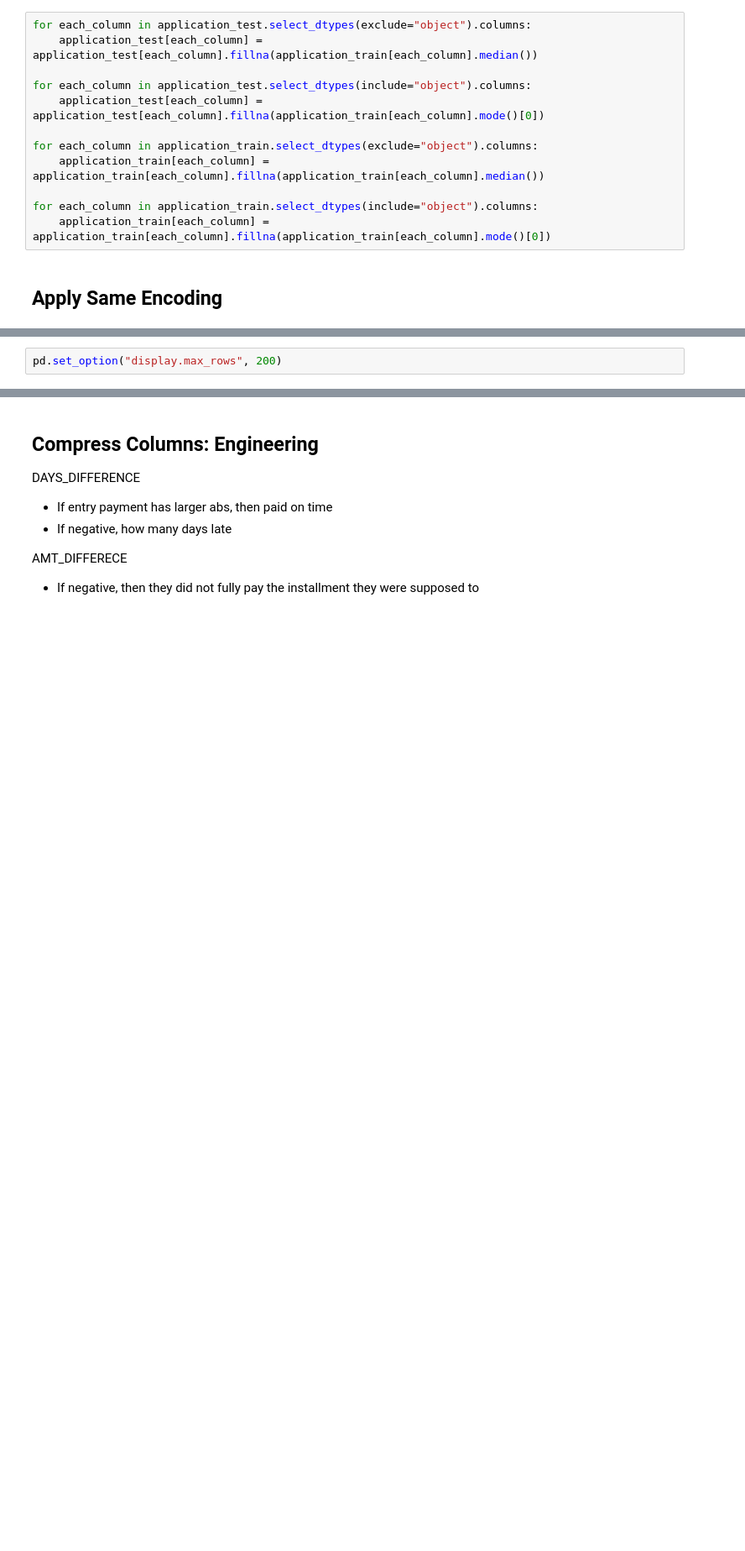
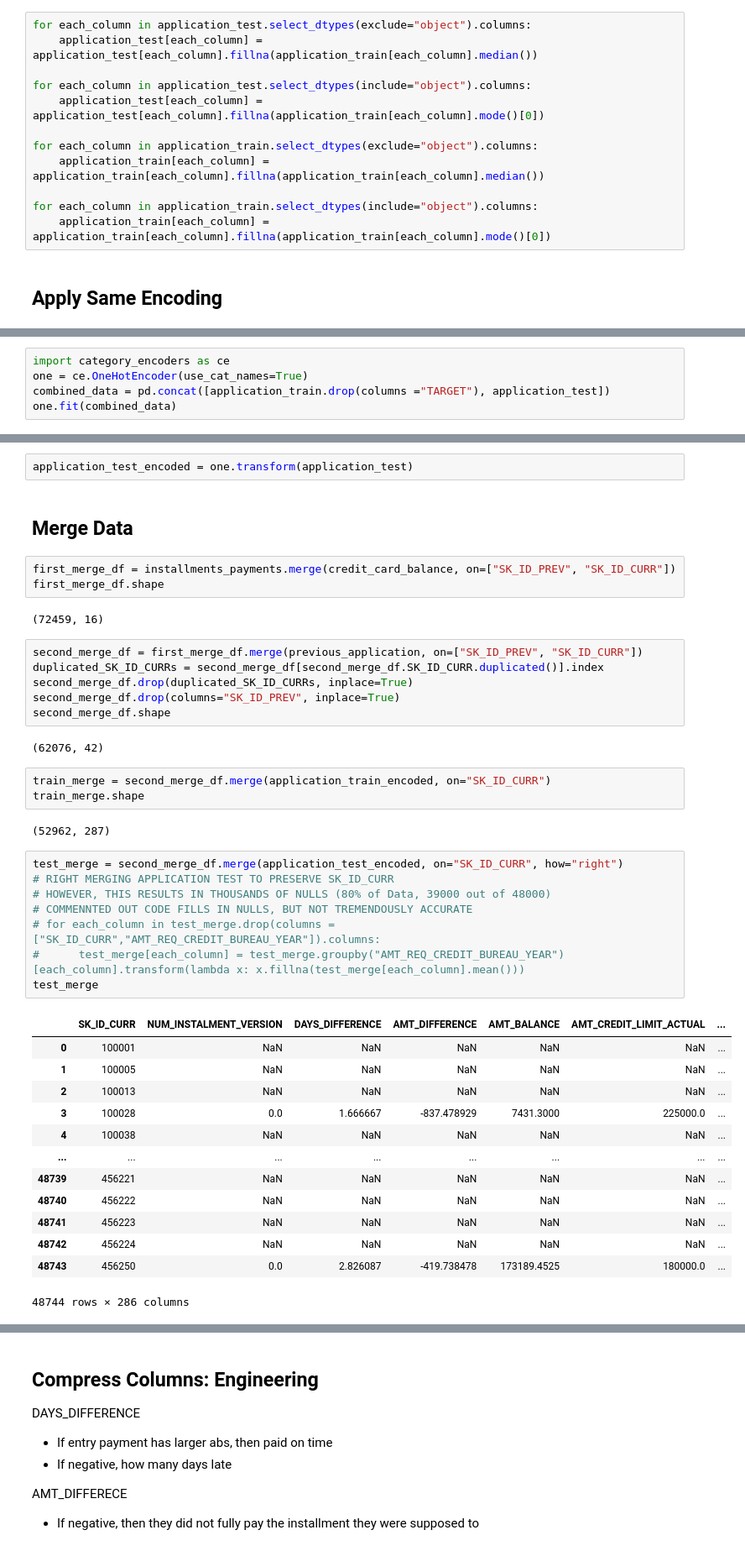
Before and after one commit to drewpeterson1/MachineLearning, a Jupyter notebook: Classification/classification_project_entry2.ipynb, the cells around one changed output, grey strips where cells are left out. Shown: that part at 84% size. Saved outputs shown, nothing was run; the diff lists cells and outputs as text; blank space fills up the shorter version.

```diff
--- a/Classification/classification_project_entry2.ipynb
+++ b/Classification/classification_project_entry2.ipynb
@@ -234,2 +119,0 @@ test_df = (application_test.isnull().sum()).reset_index().sort_values(by=0)
-# %%
-pd.set_option("display.max_rows", 200)
@@ -419,0 +120,5 @@ train_merge
+# %%
+import category_encoders as ce
+one = ce.OneHotEncoder(use_cat_names=True)
+combined_data = pd.concat([application_train.drop(columns ="TARGET"), application_test])
+one.fit(combined_data)
@@ -419,0 +137,44 @@ train_merge
+# %%
+application_test_encoded = one.transform(application_test)
+# %% [markdown]
+## Merge Data
+# %%
+first_merge_df = installments_payments.merge(credit_card_balance, on=["SK_ID_PREV", "SK_ID_CURR"])
+first_merge_df.shape
+# %% [output]
+(72459, 16)
+# %%
+second_merge_df = first_merge_df.merge(previous_application, on=["SK_ID_PREV", "SK_ID_CURR"])
+duplicated_SK_ID_CURRs = second_merge_df[second_merge_df.SK_ID_CURR.duplicated()].index
+second_merge_df.drop(duplicated_SK_ID_CURRs, inplace=True)
+second_merge_df.drop(columns="SK_ID_PREV", inplace=True)
+second_merge_df.shape
+# %% [output]
+(62076, 42)
+# %%
+train_merge = second_merge_df.merge(application_train_encoded, on="SK_ID_CURR")
+train_merge.shape
+# %% [output]
+(52962, 287)
+# %%
+test_merge = second_merge_df.merge(application_test_encoded, on="SK_ID_CURR", how="right")
+# RIGHT MERGING APPLICATION TEST TO PRESERVE SK_ID_CURR
+# HOWEVER, THIS RESULTS IN THOUSANDS OF NULLS (80% of Data, 39000 out of 48000)
+# COMMENNTED OUT CODE FILLS IN NULLS, BUT NOT TREMENDOUSLY ACCURATE
+# for each_column in test_merge.drop(columns = ["SK_ID_CURR","AMT_REQ_CREDIT_BUREAU_YEAR"]).columns:
+#      test_merge[each_column] = test_merge.groupby("AMT_REQ_CREDIT_BUREAU_YEAR")[each_column].transform(lambda x: x.fillna(test_merge[each_column].mean()))
+test_merge
+# %% [output]
+|  | SK_ID_CURR | NUM_INSTALMENT_VERSION | DAYS_DIFFERENCE | AMT_DIFFERENCE | AMT_BALANCE | AMT_CREDIT_LIMIT_ACTUAL | ... |
+| 0 | 100001 | NaN | NaN | NaN | NaN | NaN | ... |
+| 1 | 100005 | NaN | NaN | NaN | NaN | NaN | ... |
+| 2 | 100013 | NaN | NaN | NaN | NaN | NaN | ... |
+| 3 | 100028 | 0.0 | 1.666667 | -837.478929 | 7431.3000 | 225000.0 | ... |
+| 4 | 100038 | NaN | NaN | NaN | NaN | NaN | ... |
+| ... | ... | ... | ... | ... | ... | ... | ... |
+| 48739 | 456221 | NaN | NaN | NaN | NaN | NaN | ... |
+| 48740 | 456222 | NaN | NaN | NaN | NaN | NaN | ... |
+| 48741 | 456223 | NaN | NaN | NaN | NaN | NaN | ... |
+| 48742 | 456224 | NaN | NaN | NaN | NaN | NaN | ... |
+| 48743 | 456250 | 0.0 | 2.826087 | -419.738478 | 173189.4525 | 180000.0 | ... |
+48744 rows × 286 columns
```
Also changed, not shown: parts of 132 cells of this notebook, 7 other files.
